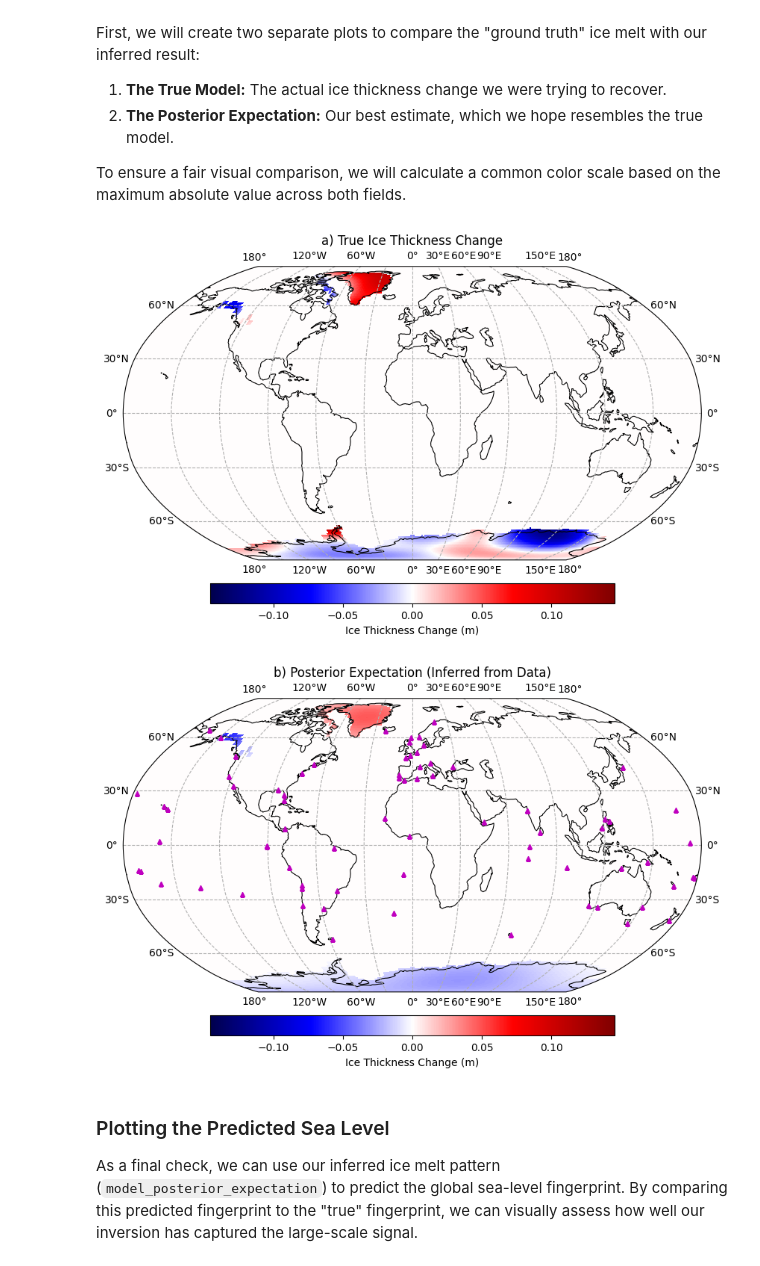
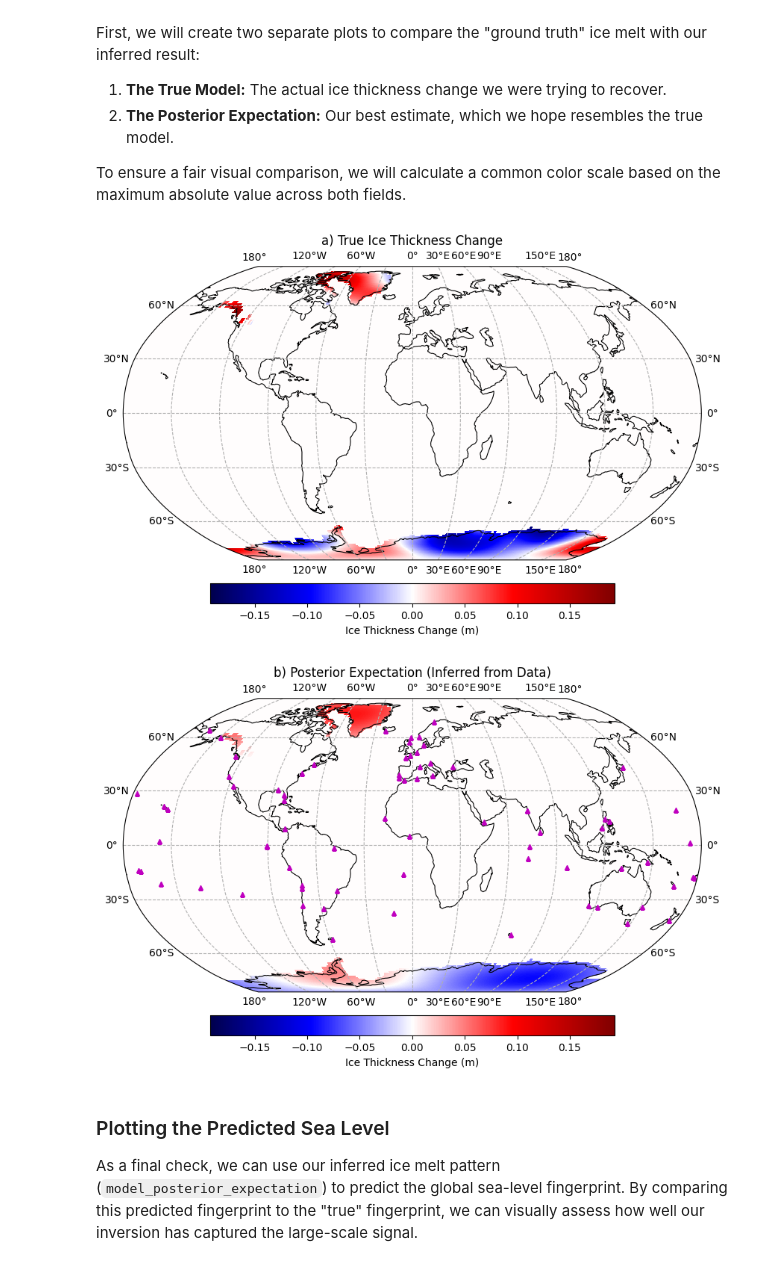
Before and after one commit to da380/pyslfp, a Jupyter notebook: docs/source/tutorials/tutorial5.ipynb, the cells around one changed output. Drawn from its saved outputs; the diff is of its cells as text; code cells hidden in the pictures.

```diff
--- a/docs/source/tutorials/tutorial5.ipynb
+++ b/docs/source/tutorials/tutorial5.ipynb
@@ -82,7 +82,6 @@ Using the operator algebra of `pygeoinf`, we can build this complex chain by com
 
 The final forward operator, `A`, is the composition of all three steps.
 # %%
-
 # Maps scalar-fields on sphere to be non-zero only over background ice sheets.
 op1 = sl.ice_projection_operator(fp, model_space)
 
@@ -90,7 +89,7 @@ op1 = sl.ice_projection_operator(fp, model_space)
 op2 = sl.ice_thickness_change_to_load_operator(fp, model_space)
 
 # Maps a direct load to the full response.
-op3 = fp.as_sobolev_linear_operator(order, scale)
+op3 = fp.as_sobolev_linear_operator(order, scale, rtol=1e-9)
 
 # Maps the full response to the tide gauge values.
 op4 = sl.operators.tide_gauge_operator(op3.codomain, tide_gauge_points)
@@ -110,7 +109,7 @@ Now we bundle the forward operator `A` with a model for our measurement errors.
 The `pygeoinf.LinearForwardProblem` class encapsulates this entire structure: **data = A(model) + error**.
 # %%
 # Define the data error statistics
-tide_gauge_std_dev_m = 0.001
+tide_gauge_std_dev_m = 0.0005
 tide_gauge_std_dev = tide_gauge_std_dev_m / fp.length_scale
 data_error_measure = inf.GaussianMeasure.from_standard_deviation(
     data_space, tide_gauge_std_dev
@@ -131,6 +130,6 @@ We then draw one random sample from this prior to be our `model_true`. Finally,
 # %%
 # Set the initial model prior measure
-pointwise_std_m = 0.05
+pointwise_std_m = 0.1
 pointwise_std = pointwise_std_m / fp.length_scale
 initial_model_prior_measure = model_space.point_value_scaled_heat_kernel_gaussian_measure(scale, pointwise_std)
 
@@ -176,10 +187,22 @@ In determining the posterior distribution, the expected value is calcuated expli
 # %%
+# Set up the inversion for the preconditioning system
+bayesian_inversion_precon = inf.LinearBayesianInversion(forward_problem_precon, model_prior_measure_precon)
+
+# Get the normal operator for the preconditioning system.
+normal_operator_precon = bayesian_inversion_precon.normal_operator
+
+# Form its inverse using Cholesky factorisation.
+print("Forming the preconditioner...")
+solver = inf.CholeskySolver()
+inverse_normal_operator_precon = solver(normal_operator_precon)
+
 # Set up the Bayesian inversion method
 bayesian_inversion = inf.LinearBayesianInversion(forward_problem, model_prior_measure)
 
 # Solve for the posterior distribution
+print("Solving the linear system...")
 model_posterior_measure = bayesian_inversion.model_posterior_measure(
-    data, inf.CGMatrixSolver()
+    data, inf.CGMatrixSolver(), preconditioner= inverse_normal_operator_precon
 )
 
 # Get the posterior expectation
@@ -201,49 +227,48 @@ To ensure a fair visual comparison, we will calculate a common color scale based
 # %%
 # --- Calculate a shared, symmetric color scale for the ice thickness plots ---
 # We mask with the ice projection to avoid including NaNs in the calculation
 ice_mask = fp.ice_projection(0)
 max_abs_ice_change = np.nanmax(
     np.abs(
         np.concatenate([
             (model_true * ice_mask).data.flatten(),
             (model_posterior_expectation * ice_mask).data.flatten()
         ])
     )
 ) * fp.length_scale
 
 # --- Plot 1: The "Ground Truth" Model ---
-fig, ax, im = sl.plot(
+fig1, ax1, im1 = sl.plot(
     model_true * fp.length_scale,
     coasts=True,
     cmap="seismic",
     vmin=-max_abs_ice_change,
     vmax=max_abs_ice_change
 )
-ax.set_title("a) True Ice Thickness Change")
-fig.colorbar(im, ax=ax, orientation="horizontal", pad=0.05, shrink=0.7, label="Ice Thickness Change (m)")
+ax1.set_title("a) True Ice Thickness Change")
+fig1.colorbar(im1, ax=ax1, orientation="horizontal", pad=0.05, shrink=0.7, label="Ice Thickness Change (m)")
+
+
+# --- Plot 2: The Posterior Expectation (Our Best Estimate) ---
+fig2, ax2, im2 = sl.plot(
+    model_posterior_expectation  * fp.length_scale,
+    coasts=True,
+    cmap="seismic",
+    vmin=-max_abs_ice_change,
+    vmax=max_abs_ice_change
+)
+ax2.set_title("b) Posterior Expectation (Inferred from Data)")
+
+# Mark the tide gauge locations
+lats = [p[0] for p in tide_gauge_points]
+lons = [p[1] for p in tide_gauge_points]
+ax2.plot(lons, lats, 'm^', markersize=5, transform=ccrs.PlateCarree())
+
+fig2.colorbar(im2, ax=ax2, orientation="horizontal", pad=0.05, shrink=0.7, label="Ice Thickness Change (m)")
 plt.show()
 # %% [output]
-[figure, old version]
+[figure, new version]
+[figure, added]
-# %%
-# --- Plot 2: The Posterior Expectation (Our Best Estimate) ---
-fig, ax, im = sl.plot(
-    model_posterior_expectation  * fp.length_scale,
-    coasts=True,
-    cmap="seismic",
-    vmin=-max_abs_ice_change,
-    vmax=max_abs_ice_change
-)
-ax.set_title("b) Posterior Expectation (Inferred from Data)")
-
-# Mark the tide gauge locations
-lats = [p[0] for p in tide_gauge_points]
-lons = [p[1] for p in tide_gauge_points]
-ax.plot(lons, lats, 'm^', markersize=5, transform=ccrs.PlateCarree())
-
-fig.colorbar(im, ax=ax, orientation="horizontal", pad=0.05, shrink=0.7, label="Ice Thickness Change (m)")
-plt.show()
-# %% [output]
-[figure, removed]
 # %% [markdown]
 ### Plotting the Predicted Sea Level
 
```
Also changed, not shown: parts of 16 cells of this notebook, 4 other files.
